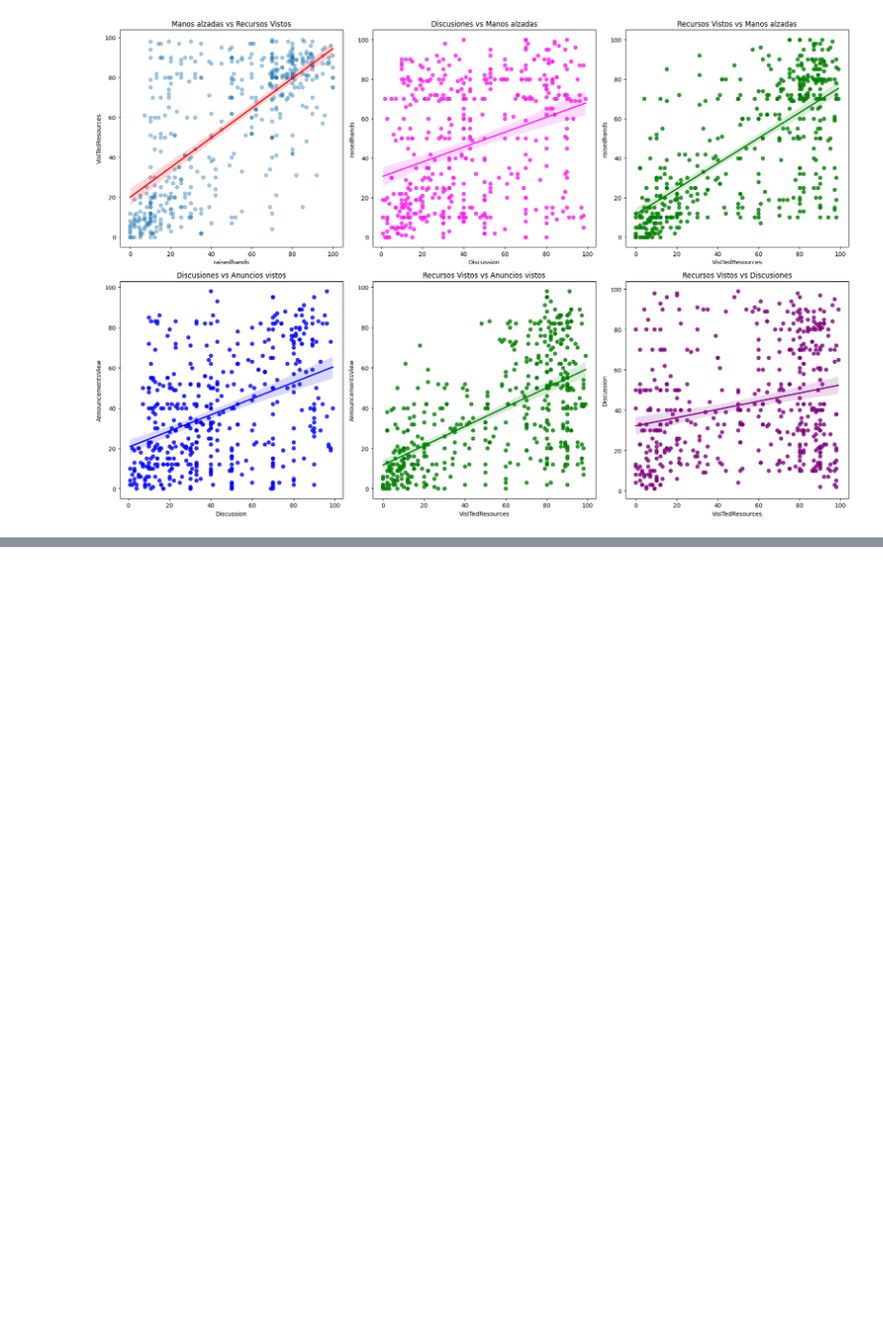
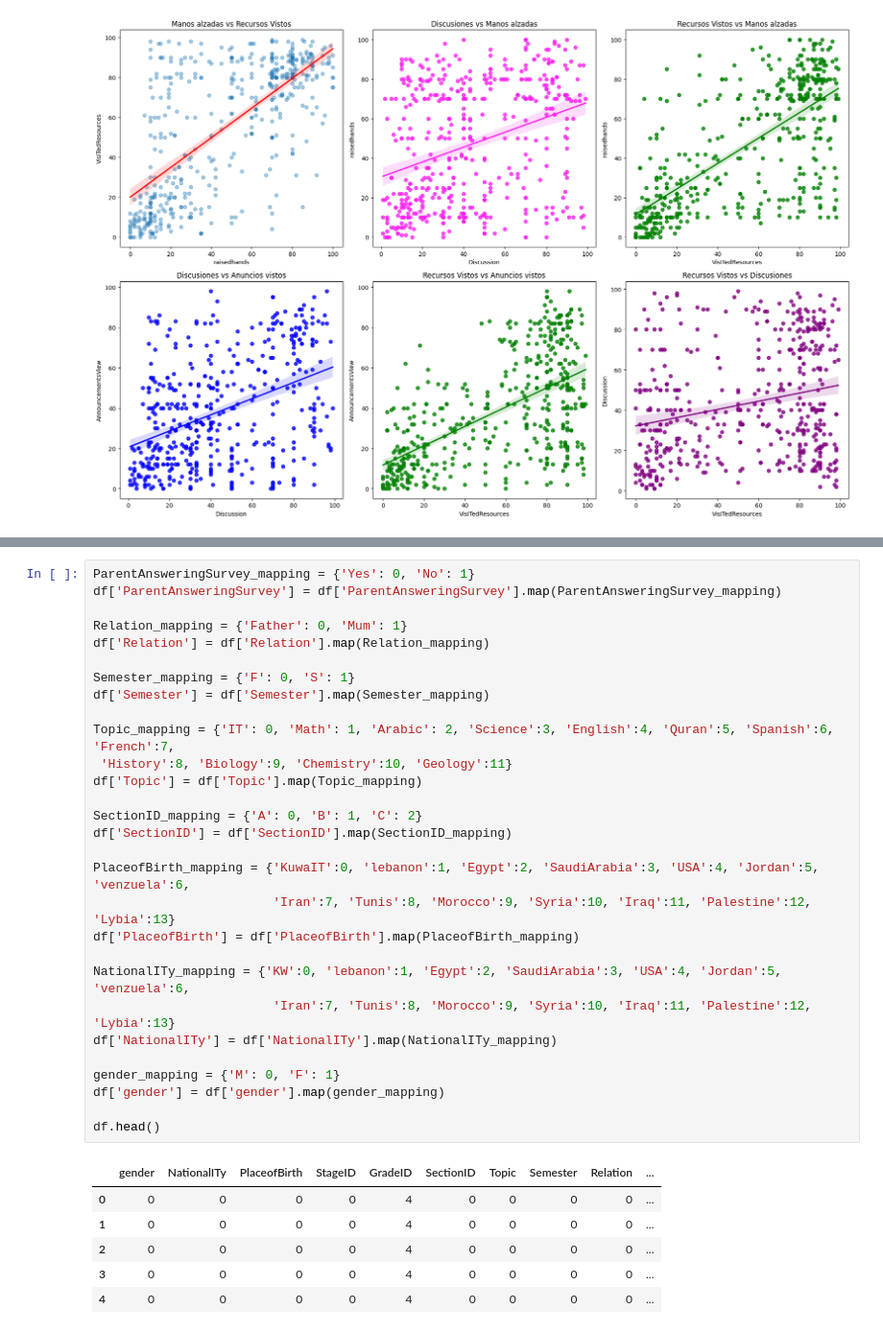
Before and after one commit to smuke123/StudentsPerfomanceAnalysis, a Jupyter notebook: Code/StudentsPerfomanceAnalysis.ipynb, the cells around one changed output, grey strips where cells are left out. Shown at 96% size. Saved outputs shown, nothing was run; the diff lists cells and outputs as text; blank space fills up the shorter version.

```diff
--- a/Code/StudentsPerfomanceAnalysis.ipynb
+++ b/Code/StudentsPerfomanceAnalysis.ipynb
@@ -325,0 +329,36 @@ plt.show()
+# %%
+ParentAnsweringSurvey_mapping = {'Yes': 0, 'No': 1}
+df['ParentAnsweringSurvey'] = df['ParentAnsweringSurvey'].map(ParentAnsweringSurvey_mapping)
+
+Relation_mapping = {'Father': 0, 'Mum': 1}
+df['Relation'] = df['Relation'].map(Relation_mapping)
+
+Semester_mapping = {'F': 0, 'S': 1}
+df['Semester'] = df['Semester'].map(Semester_mapping)
+
+Topic_mapping = {'IT': 0, 'Math': 1, 'Arabic': 2, 'Science':3, 'English':4, 'Quran':5, 'Spanish':6, 'French':7,
+ 'History':8, 'Biology':9, 'Chemistry':10, 'Geology':11}
+df['Topic'] = df['Topic'].map(Topic_mapping)
+
+SectionID_mapping = {'A': 0, 'B': 1, 'C': 2}
+df['SectionID'] = df['SectionID'].map(SectionID_mapping)
+
+PlaceofBirth_mapping = {'KuwaIT':0, 'lebanon':1, 'Egypt':2, 'SaudiArabia':3, 'USA':4, 'Jordan':5, 'venzuela':6,
+                        'Iran':7, 'Tunis':8, 'Morocco':9, 'Syria':10, 'Iraq':11, 'Palestine':12, 'Lybia':13}
+df['PlaceofBirth'] = df['PlaceofBirth'].map(PlaceofBirth_mapping)
+
+NationalITy_mapping = {'KW':0, 'lebanon':1, 'Egypt':2, 'SaudiArabia':3, 'USA':4, 'Jordan':5, 'venzuela':6,
+                        'Iran':7, 'Tunis':8, 'Morocco':9, 'Syria':10, 'Iraq':11, 'Palestine':12, 'Lybia':13}
+df['NationalITy'] = df['NationalITy'].map(NationalITy_mapping)
+
+gender_mapping = {'M': 0, 'F': 1}
+df['gender'] = df['gender'].map(gender_mapping)
+
+df.head()
+# %% [output]
+|  | gender | NationalITy | PlaceofBirth | StageID | GradeID | SectionID | Topic | Semester | Relation | ... |
+| 0 | 0 | 0 | 0 | 0 | 4 | 0 | 0 | 0 | 0 | ... |
+| 1 | 0 | 0 | 0 | 0 | 4 | 0 | 0 | 0 | 0 | ... |
+| 2 | 0 | 0 | 0 | 0 | 4 | 0 | 0 | 0 | 0 | ... |
+| 3 | 0 | 0 | 0 | 0 | 4 | 0 | 0 | 0 | 0 | ... |
+| 4 | 0 | 0 | 0 | 0 | 4 | 0 | 0 | 0 | 0 | ... |
```
Also changed, not shown: parts of 6 cells of this notebook.
